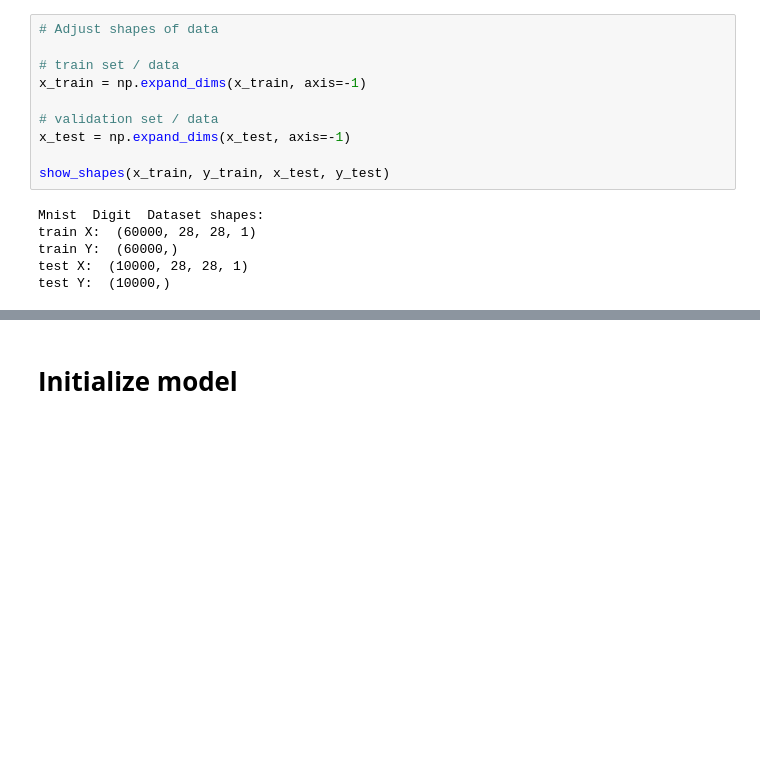
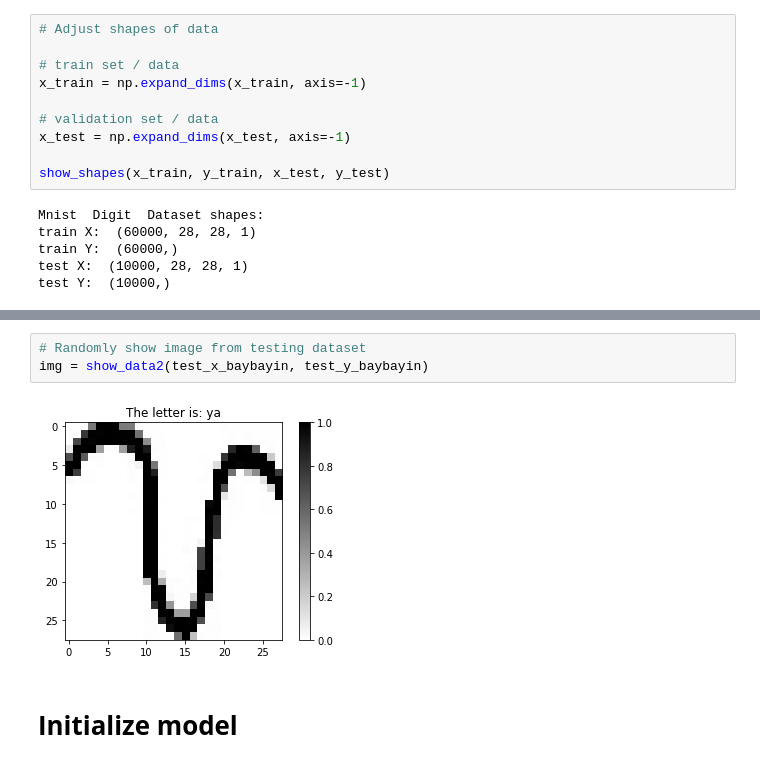
Before and after one commit to eliasezar27/LeNet5_implementation, a Jupyter notebook: ELEC3_Implementation_v2.ipynb, the cells around one changed output, grey strips where cells are left out. Cells and saved outputs as stored; diff of their text form; blank space fills up the shorter version.

```diff
--- a/ELEC3_Implementation_v2.ipynb
+++ b/ELEC3_Implementation_v2.ipynb
@@ -251,3 +351,8 @@ test Y:  (10000,)
+# %%
+# Randomly show image from testing dataset
+img = show_data2(test_x_baybayin, test_y_baybayin)
+# %% [output]
+[figure, added]
 # %% [markdown]
 # **Initialize model**
 # %% [markdown]
```
Also changed, not shown: parts of 49 cells of this notebook.
